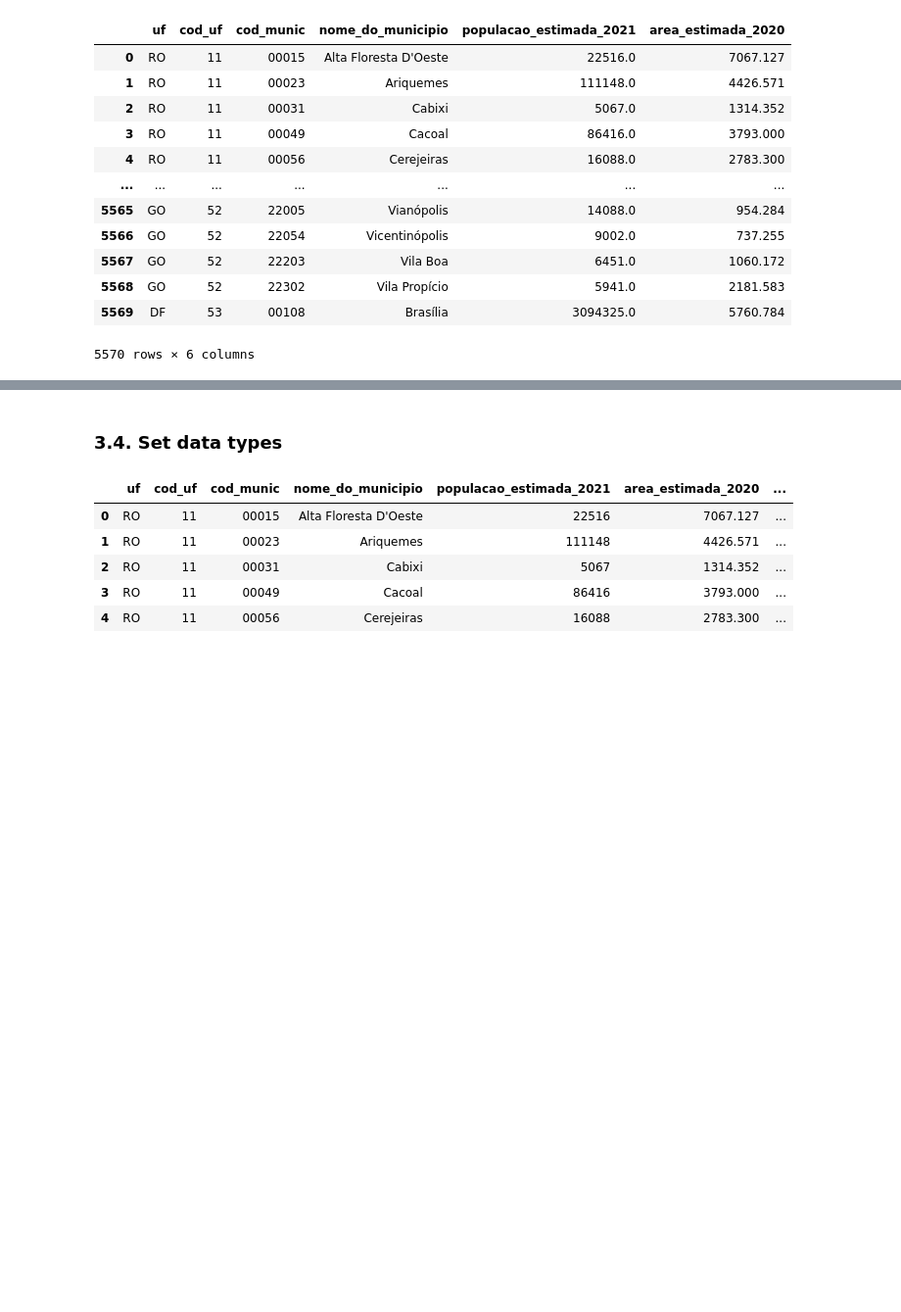
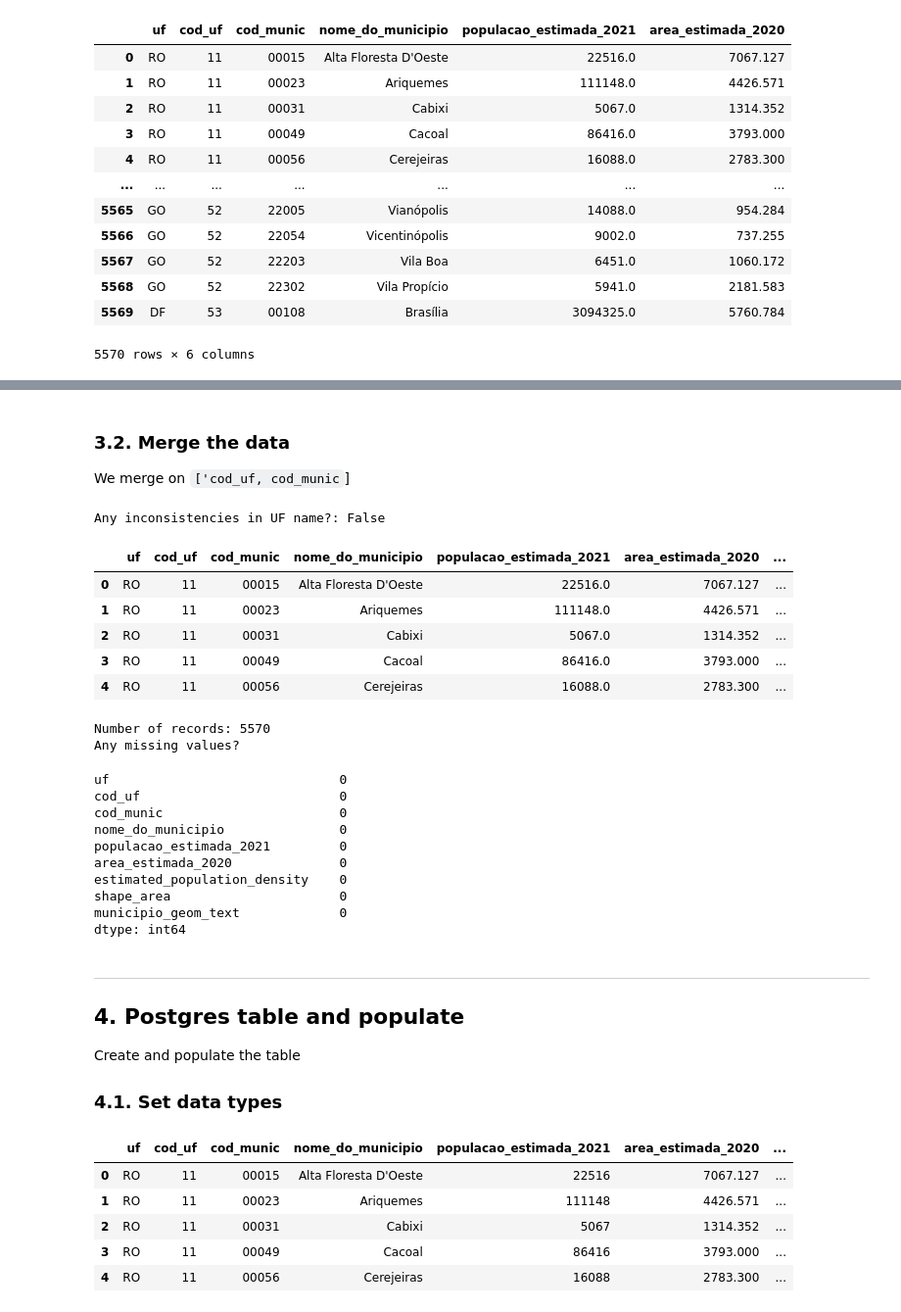
Before and after one commit to AlbertoSCF/location_data_analysis, a Jupyter notebook: STG_TABLE-5-ibge.municipios.ipynb, the cells around one changed output, grey strips where cells are left out. Shown: that part at 98% size. Saved outputs shown, nothing was run; the diff lists cells and outputs as text; code cells hidden in the pictures; blank space fills up the shorter version.

Commit message:
Modifying the creation of the ibge.municipios table to include shapefiles

```diff
--- a/STG_TABLE-5-ibge.population_by_municipality.ipynb
+++ b/STG_TABLE-5-ibge.municipios.ipynb
@@ -29,7 +30,7 @@ except psycopg2.Error as e:
 
 ## 1. Read population data
 # %%
-population_data = pd.read_excel('data/estimated_population_density_ibge/POP2021_20211029.xls',
+population_data = pd.read_excel('data/municipios_data/POP2021_20211029.xls',
                                 sheet_name='Municípios', header=None)
 population_data.columns = population_data.loc[1]
 population_data = population_data.drop([0,1]).dropna().reset_index().drop(columns='index').rename(columns={'UF': 'uf',
@@ -97,5 +100,5 @@ population_data.loc[[16,83,88]]
 # %%
-area_data = pd.read_excel('data/estimated_population_density_ibge/AR_BR_RG_UF_RGINT_RGIM_MES_MIC_MUN_2020.xls',
+area_data = pd.read_excel('data/municipios_data/AR_BR_RG_UF_RGINT_RGIM_MES_MIC_MUN_2020.xls',
                           sheet_name='AR_BR_MUN_2020', header=None)
 area_data.columns = area_data.loc[0]
 
@@ -207,5 +257,46 @@ data['estimated_population_density'] = data['populacao_estimada_2021'].div(data[
+# %% [markdown]
+### 3.2. Merge the data
+We merge on `['cod_uf, cod_munic`]
+# %%
+# Merge
+data = data.merge(shapes_data, on=['cod_uf', 'cod_munic'], how='outer')
+
+# Quick sanity checks
+print('Any inconsistencies in UF name?:', bool((data['uf_x']!=data['uf_y']).sum()))
+
+# Drop and rename
+data = data.drop(columns=['uf_y', 'nome_do_municipio_y']).rename(columns={'uf_x': 'uf',
+                                                                          'nome_do_municipio_x': 'nome_do_municipio'})
+display(data.head())
+print('Number of records:', data.shape[0])
+print('Any missing values?')
+data.isna().sum()
+# %% [output]
+Any inconsistencies in UF name?: False
+|  | uf | cod_uf | cod_munic | nome_do_municipio | populacao_estimada_2021 | area_estimada_2020 | ... |
+| 0 | RO | 11 | 00015 | Alta Floresta D'Oeste | 22516.0 | 7067.127 | ... |
+| 1 | RO | 11 | 00023 | Ariquemes | 111148.0 | 4426.571 | ... |
+| 2 | RO | 11 | 00031 | Cabixi | 5067.0 | 1314.352 | ... |
+| 3 | RO | 11 | 00049 | Cacoal | 86416.0 | 3793.000 | ... |
+| 4 | RO | 11 | 00056 | Cerejeiras | 16088.0 | 2783.300 | ... |
+Number of records: 5570
+Any missing values?
+uf                              0
+cod_uf                          0
+cod_munic                       0
+nome_do_municipio               0
+populacao_estimada_2021         0
+area_estimada_2020              0
+estimated_population_density    0
+shape_area                      0
+municipio_geom_text             0
+dtype: int64
 # %% [markdown]
-### 3.4. Set data types
+---
+## 4. Postgres table and populate
+
+Create and populate the table
+### 4.1. Set data types
 # %%
 data_types = {'uf': {'pandas': str, 'postgres': 'VARCHAR(2)'},
               'cod_uf': {'pandas': str, 'postgres': 'VARCHAR(2)'},
```
Also changed, not shown: parts of 13 cells of this notebook.
